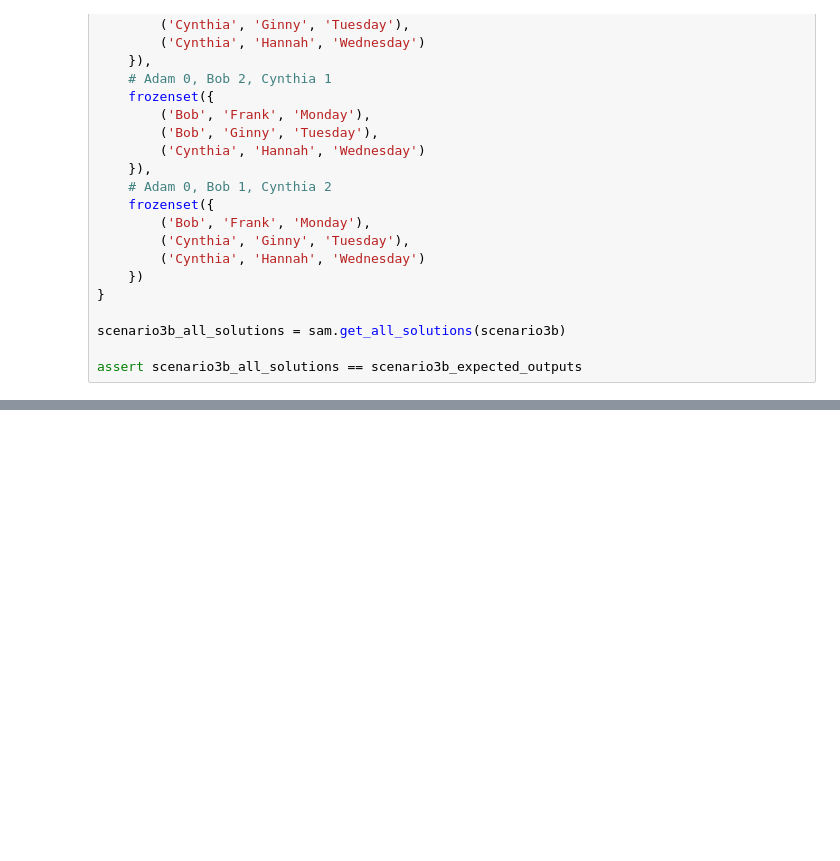
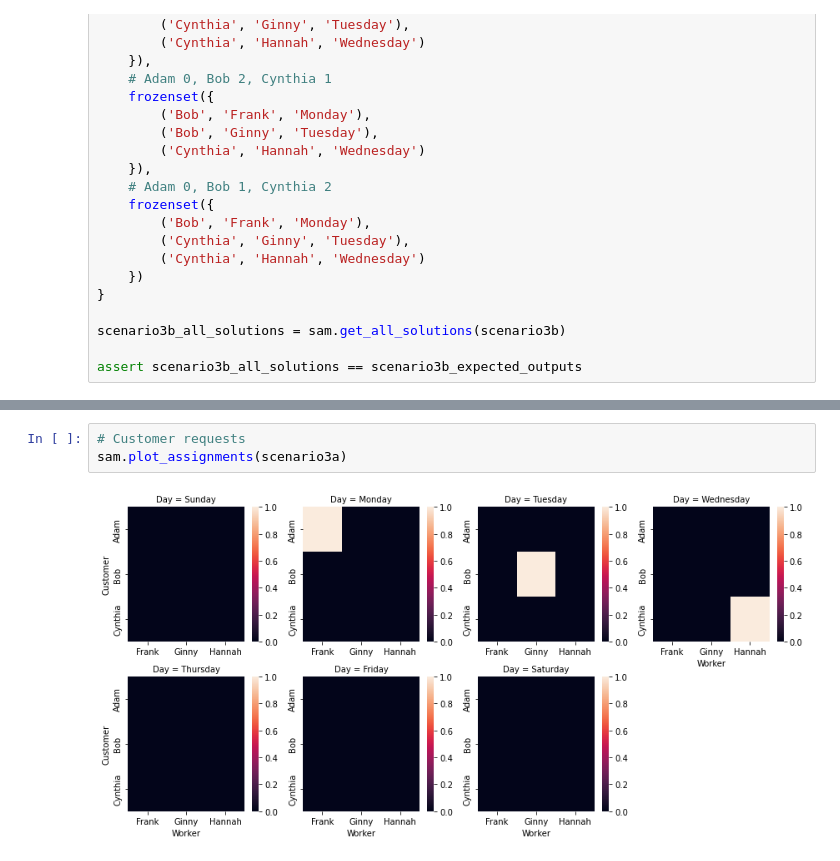
Before and after one commit to derek-damron/python_playground, a Jupyter notebook: modelling/optimization/pyomo_scheduling.ipynb, the cells around one changed output, grey strips where cells are left out. Saved outputs shown, nothing was run; the diff lists cells and outputs as text; blank space fills up the shorter version.

```diff
--- a/modelling/optimization/pyomo_scheduling.ipynb
+++ b/modelling/optimization/pyomo_scheduling.ipynb
@@ -171,0 +184,5 @@ assert scenario3b_all_solutions == scenario3b_expected_outputs
+# %%
+# Customer requests
+sam.plot_assignments(scenario3a)
+# %% [output]
+[figure, added]
```
Also changed, not shown: parts of 3 cells of this notebook, 1 other file.
